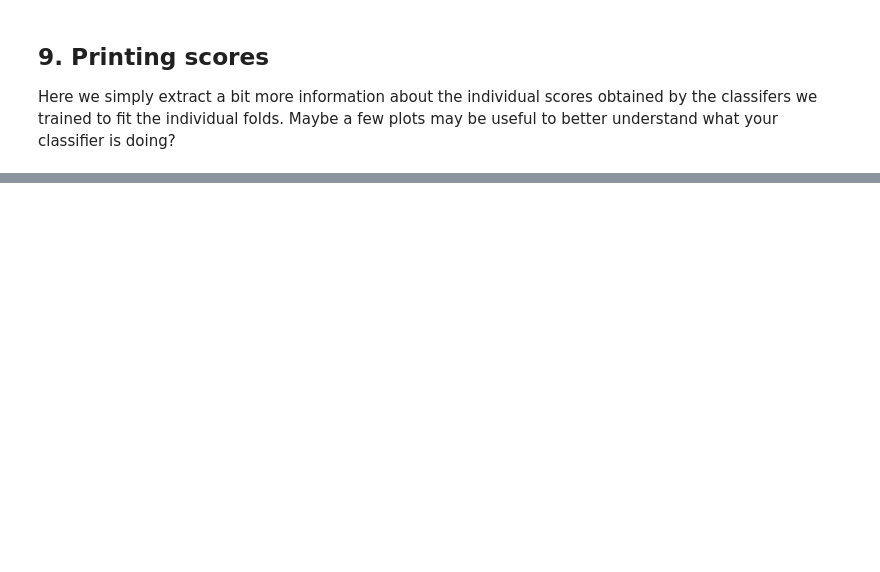
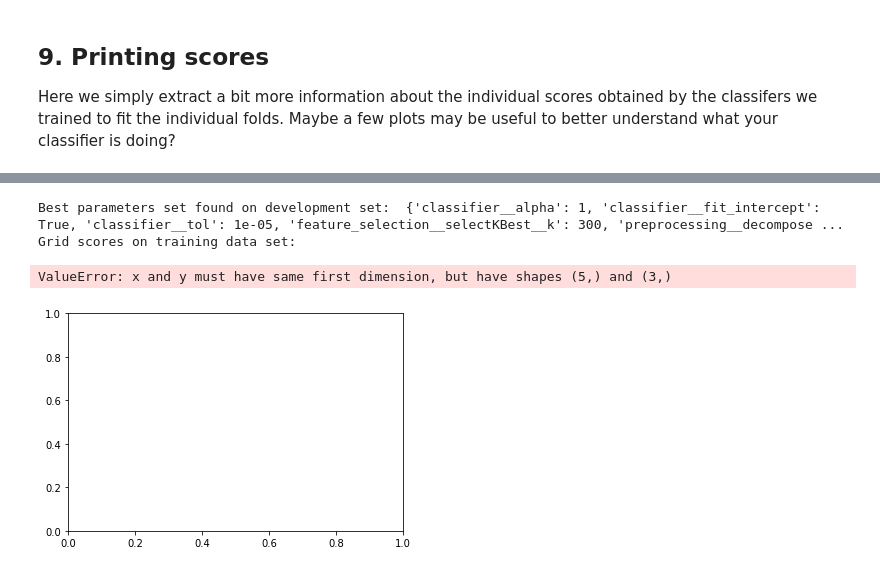
Before and after one commit to Joris104/MachineLearning, a Jupyter notebook: StudentNotebookStage2.ipynb, the cells around one changed output, grey strips where cells are left out. Drawn from its saved outputs; the diff is of its cells as text; code cells hidden in the pictures; blank space fills up the shorter version.

```diff
--- a/StudentNotebookStage2.ipynb
+++ b/StudentNotebookStage2.ipynb
@@ -129,12 +148,14 @@ In this stage, you will need to perform feature extraction yourself.
 #from sklearn.preprocessing import normalize
 from utils_feature_preprocessing.transform_frames import transform_to_k_frames, frames_to_features
 from utils_feature_preprocessing.correct_zero_values import correct_zeros
+from utils_feature_preprocessing.remove_face import remove_face
 from utils_feature_preprocessing.enlarge_hands import enlarge_hands
 
 def extract_features(pose_sequence):
     # You should implement this function to return better features!
     pose_sequence = correct_zeros(pose_sequence)
-    pose_sequence = transform_to_k_frames(pose_sequence, k=4)
+    pose_sequence = remove_face(pose_sequence)
+    pose_sequence = transform_to_k_frames(pose_sequence, k=2)
     features = frames_to_features(pose_sequence)
 
     return features
@@ -206,11 +232,11 @@ Now, define your GridSearchCV hyperparameter grid and object.
 # %%
 param_grid = {
     'preprocessing__decompose__n_components': [None],
-    'preprocessing__decompose__whiten': [True, False],
-    'feature_selection__selectKBest__k': [100,200,300,400,500,700,800,900,1000,1125],
-    'classifier__alpha': [10, 1, 0.1, 0.01, 0.001],
-    'classifier__tol': [1.0e-5, 1.0e-4,  1.0e-3],
-    'classifier__fit_intercept': [True, False]
+    'preprocessing__decompose__whiten': [False],#[True, False],
+    'feature_selection__selectKBest__k': [100,200,300],#[100,200,300,400,500,700,800,900,1000,1125],
+    'classifier__alpha': [1],#[10, 1, 0.1, 0.01, 0.001],
+    'classifier__tol': [1.0e-5],#[1.0e-5, 1.0e-4,  1.0e-3],
+    'classifier__fit_intercept': [True],#[True, False]
 }
 # %% [markdown]
 ## 7. Define the number of crossvaldation folds and how to split
@@ -287,30 +345,35 @@ print(cv.best_estimator_)
 # %%
 # use for visualizing certain evolutions
 
 import matplotlib.pyplot as plt
 
 print("Best parameters set found on development set: ",cv.best_params_)
 # store the best optimization parameter for later reuse
 bestC2 = cv.best_params_['classifier__alpha']
 
 print("Grid scores on training data set:")
 print()
 cv_means = cv.cv_results_['mean_test_score']
 cv_stds = cv.cv_results_['std_test_score']
 
 train_means = cv.cv_results_['mean_train_score']
 train_stds = cv.cv_results_['std_train_score']
 
-C_range =[100,200,300,400,500,700,800,900,1000,1125]
+C_range =[100,200,300,340,390]
 plt.figure()
 plt.plot(C_range,train_means,'g-',label="train")
 plt.plot(C_range,cv_means,'r-',label="validate")
 #plt.plot(np.log10(C_range),train_means,'g-',label="train")
 #plt.plot(np.log10(C_range),cv_means,'r-',label="validate")
 plt.xlabel("classifier__C")
 plt.ylabel("Accuracy")
 plt.legend()
 plt.show()
+# %% [output]
+Best parameters set found on development set:  {'classifier__alpha': 1, 'classifier__fit_intercept': True, 'classifier__tol': 1e-05, 'feature_selection__selectKBest__k': 300, 'preprocessing__decompose ...
+Grid scores on training data set:
+ValueError: x and y must have same first dimension, but have shapes (5,) and (3,)
+[figure, added]
 # %%
 from utils_data_analysis.learning_curve import plot_learning_curve
 
```
Also changed, not shown: parts of 10 cells of this notebook, 5 other files.
